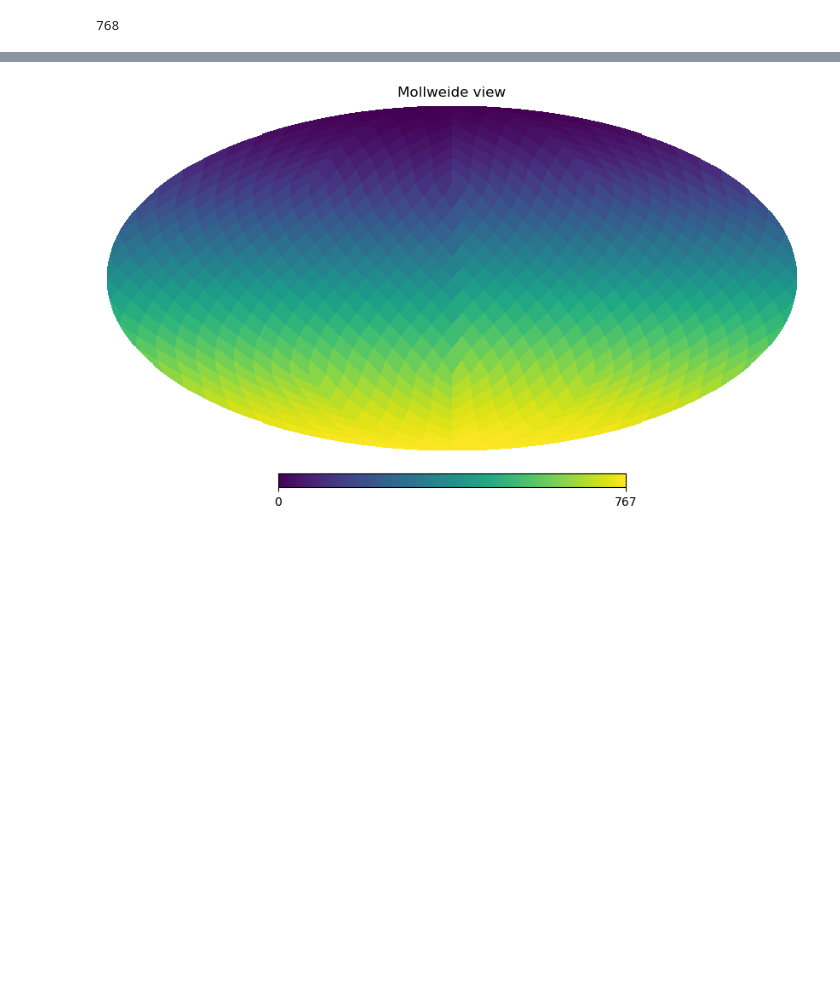
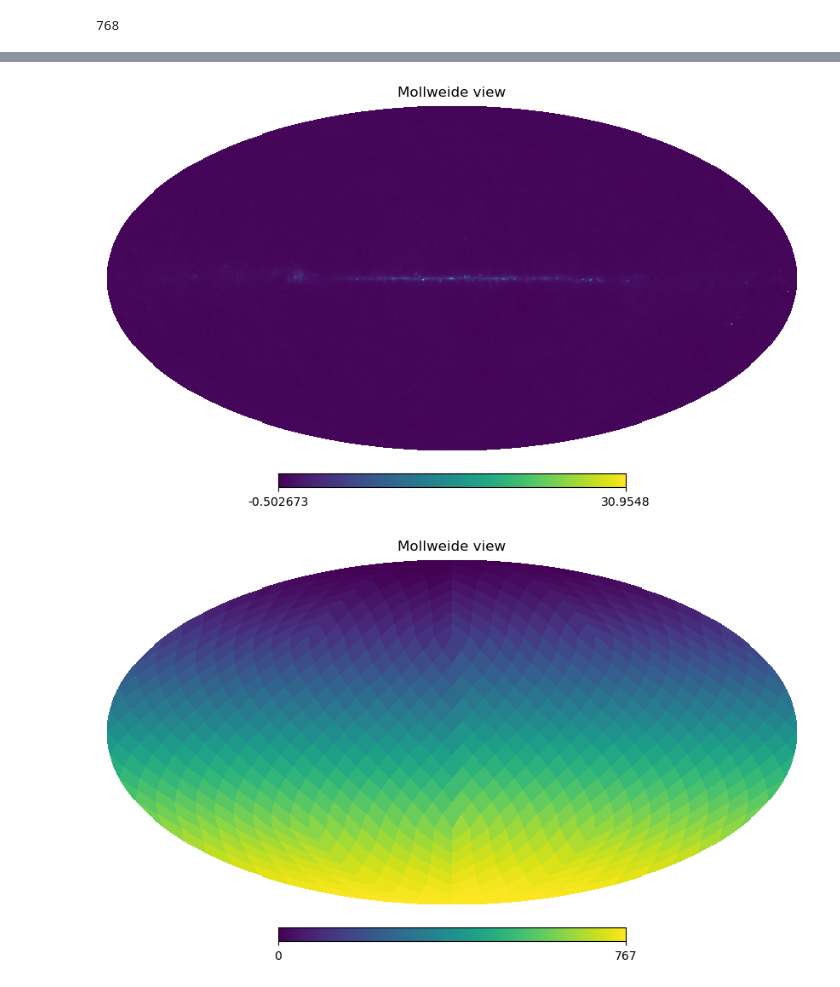
Before and after one commit to ShrihanSolo/gaia_psf_match, a Jupyter notebook: src/finalmatch_test.ipynb, the cells around one changed output, grey strips where cells are left out. Drawn from its saved outputs; the diff is of its cells as text; code cells hidden in the pictures; blank space fills up the shorter version.

```diff
--- a/src/finalmatch_test.ipynb
+++ b/src/finalmatch_test.ipynb
@@ -150,3 +170,12 @@ print(len(idx))
+# %%
+wmap_map_I = hp.read_map("wmap_band_iqumap_r9_7yr_W_v4.fits")
+mask = hp.read_map("wmap_temperature_analysis_mask_r9_7yr_v4.fits").astype(np.bool_)
+wmap_map_I_masked = hp.ma(wmap_map_I)
+wmap_map_I_masked.mask = np.logical_not(mask)
+# %%
+hp.mollview(wmap_map_I)
+# %% [output]
+[figure, added]
 # %%
 hp.mollview(np.arange(NPIX))
 # %% [output]
```
Also changed, not shown: parts of 2 cells of this notebook, 4 other files.
